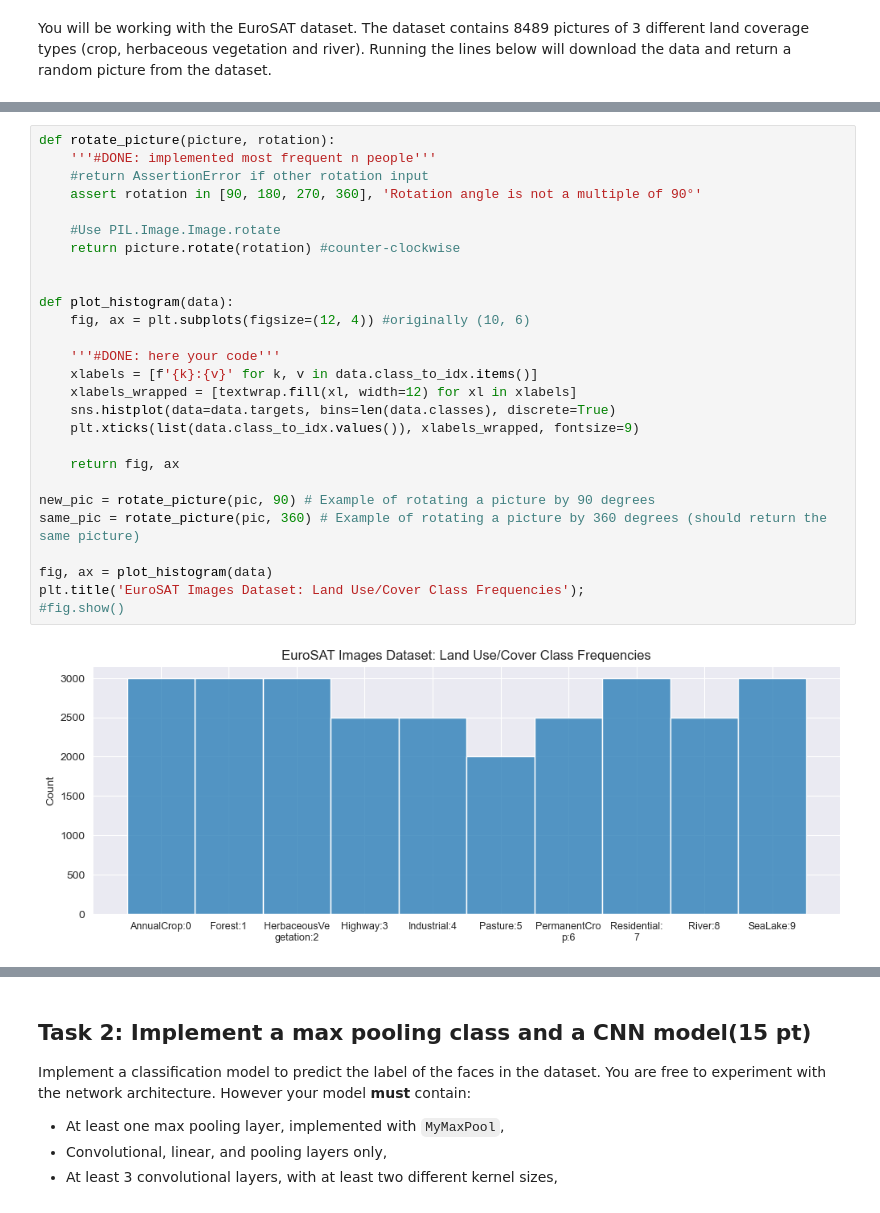
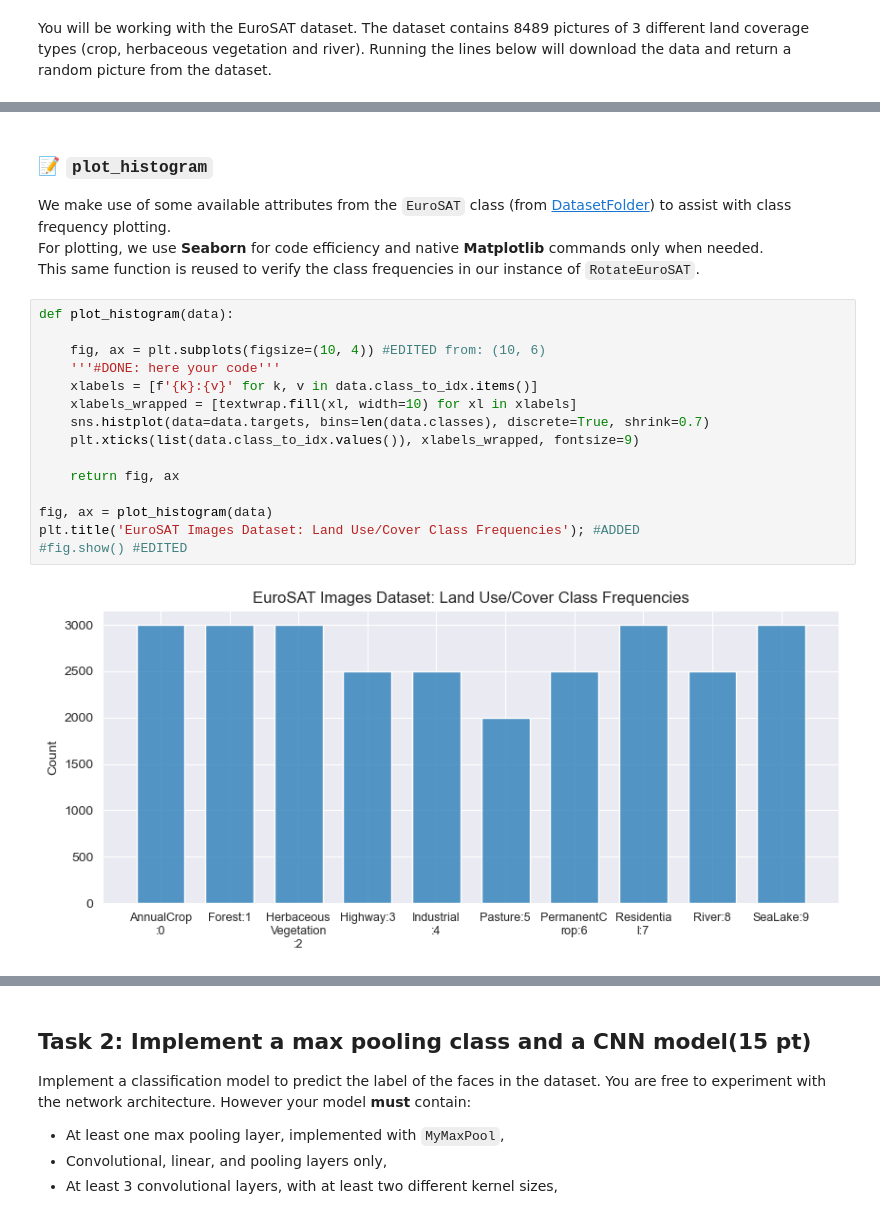
Before and after one commit to hertie-data-science-lab/assignment-2-ps-2f, a Jupyter notebook: main.ipynb, the cells around one changed output, grey strips where cells are left out. Saved outputs shown, nothing was run; the diff lists cells and outputs as text.

```diff
--- a/main.ipynb
+++ b/main.ipynb
@@ -100,31 +130,24 @@ from torchvision import transforms
+# %% [markdown]
+### 📝 `plot_histogram`
+We make use of some available attributes from the `EuroSAT` class (from [DatasetFolder](https://docs.pytorch.org/vision/stable/generated/torchvision.datasets.DatasetFolder.html#torchvision.datasets.DatasetFolder)) to assist with class frequency plotting. <br>
+For plotting, we use **Seaborn** for code efficiency and native **Matplotlib** commands only when needed. <br>
+This same function is reused to verify the class frequencies in our instance of `RotateEuroSAT`.
 # %%
-def rotate_picture(picture, rotation):
-    '''#DONE: implemented most frequent n people'''
-    #return AssertionError if other rotation input
-    assert rotation in [90, 180, 270, 360], 'Rotation angle is not a multiple of 90°'
+def plot_histogram(data):
 
-    #Use PIL.Image.Image.rotate
-    return picture.rotate(rotation) #counter-clockwise
-
-
-def plot_histogram(data):
-    fig, ax = plt.subplots(figsize=(12, 4)) #originally (10, 6)
-
+    fig, ax = plt.subplots(figsize=(10, 4)) #EDITED from: (10, 6)
     '''#DONE: here your code'''
     xlabels = [f'{k}:{v}' for k, v in data.class_to_idx.items()]
-    xlabels_wrapped = [textwrap.fill(xl, width=12) for xl in xlabels]
-    sns.histplot(data=data.targets, bins=len(data.classes), discrete=True)
+    xlabels_wrapped = [textwrap.fill(xl, width=10) for xl in xlabels]
+    sns.histplot(data=data.targets, bins=len(data.classes), discrete=True, shrink=0.7)
     plt.xticks(list(data.class_to_idx.values()), xlabels_wrapped, fontsize=9)
 
     return fig, ax
 
-new_pic = rotate_picture(pic, 90) # Example of rotating a picture by 90 degrees
-same_pic = rotate_picture(pic, 360) # Example of rotating a picture by 360 degrees (should return the same picture)
-
 fig, ax = plot_histogram(data)
-plt.title('EuroSAT Images Dataset: Land Use/Cover Class Frequencies');
-#fig.show()
+plt.title('EuroSAT Images Dataset: Land Use/Cover Class Frequencies'); #ADDED
+#fig.show() #EDITED
 # %% [output]
-[figure, old version]
+[figure, new version]
 # %%
 fig, axes = plt.subplots(1, 3, figsize=(10, 5))
```
Also changed, not shown: parts of 26 cells of this notebook.
